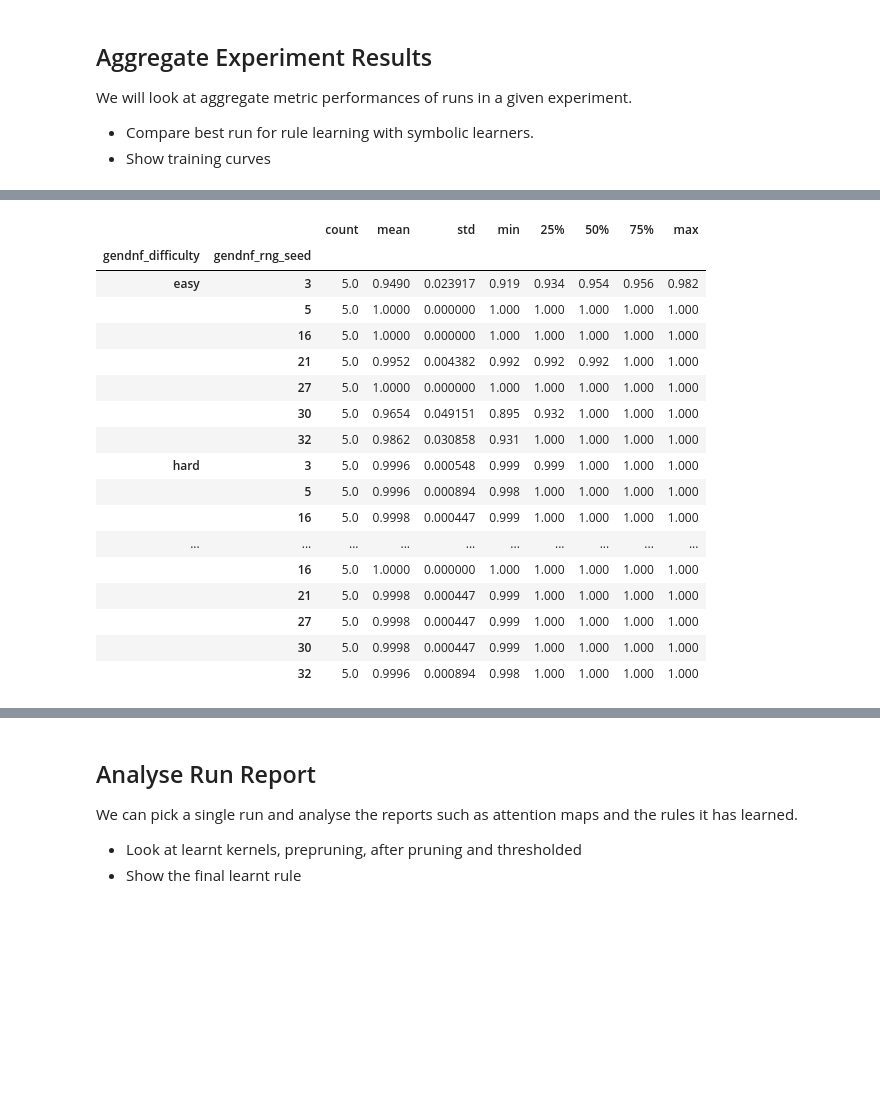
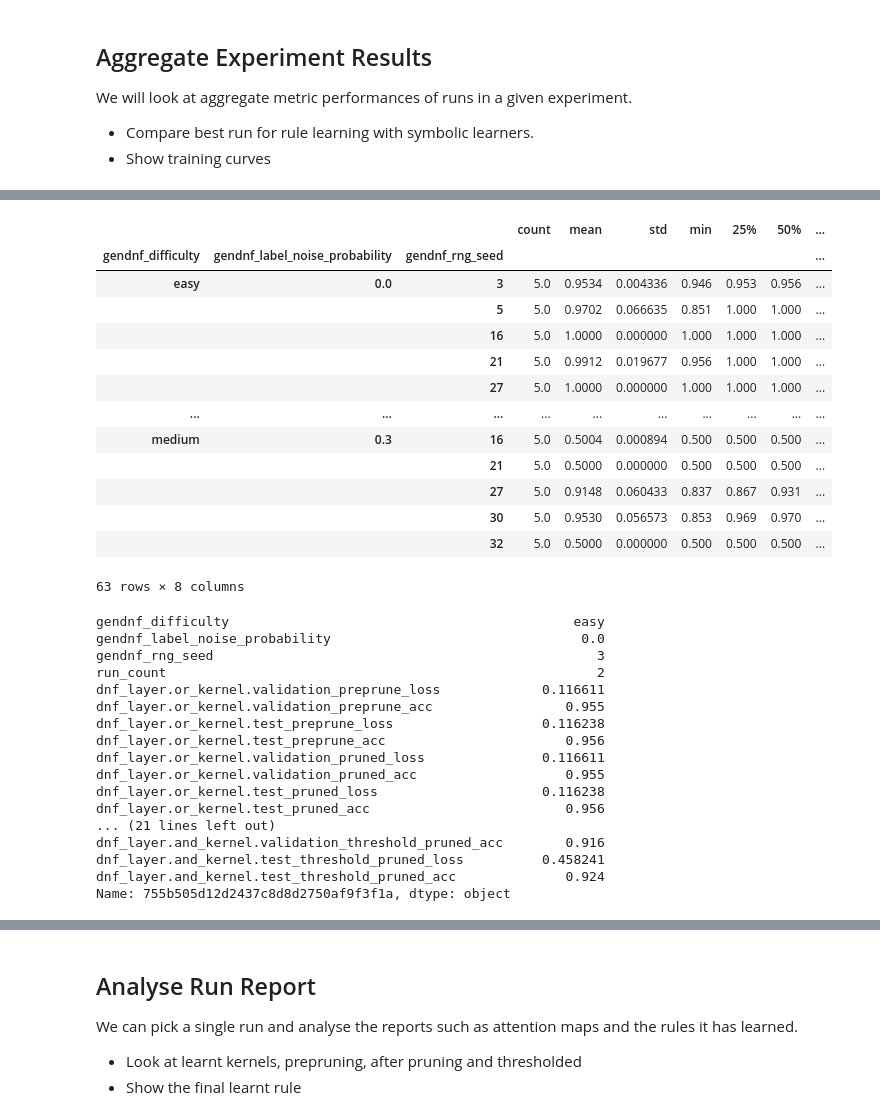
Before and after one commit to nuric/pix2rule, a Jupyter notebook: analyse_gendnf.ipynb, the cells around one changed output, grey strips where cells are left out. Drawn from its saved outputs; the diff is of its cells as text; code cells hidden in the pictures; blank space fills up the shorter version.

```diff
--- a/analyse_gendnf.ipynb
+++ b/analyse_gendnf.ipynb
@@ -35,8 +35,8 @@ We will look at aggregate metric performances of runs in a given experiment.
 - Show training curves
 # %%
 # Explore experiment and run data
-experiment_name = "gendnf-full-20210411-174308"
-experiment_name = exp_list[-1]
+experiment_name = "gendnf-deep-20210423-150828"
+#experiment_name = exp_list[-1]
 mlexp = mlclient.get_experiment_by_name(experiment_name)
 print(mlexp)
 # %% [output]
@@ -66,7 +66,7 @@ Index(['epoch', 'train_loss', 'train_acc', 'validation_loss', 'validation_acc',
 # %%
 # For our differentiable rule learning, we have X runs per rule
 # and there are R many rules (one for each seed) for each difficulty giving X*R*D many runs
-df = exp_data[exp_data['train_type'] == 'deep'][['run_id', 'gendnf_difficulty', 'gendnf_rng_seed', 'run_count']]
+df = exp_data[exp_data['train_type'] == 'deep'][['run_id', 'gendnf_difficulty', 'gendnf_label_noise_probability', 'gendnf_rng_seed', 'run_count']]
 df.drop_duplicates(inplace=True)
 df.set_index('run_id', inplace=True)
 # We will collect the pruning information which contains the final results for each run
@@ -83,7 +83,7 @@ assert len(run_jsons) == df.index.size, "Not all runs have a output json."
 run_df = pd.DataFrame(run_jsons)
 run_df.set_index('run_id', inplace=True)
 # Filter only needed columns
-acc_or_loss_cols = [c for c in run_df.columns.values if not 'kernel' in c]
+acc_or_loss_cols = [c for c in run_df.columns.values if 'acc' in c or 'loss' in c]
 run_df = run_df[acc_or_loss_cols]
 # Join parameters and output dataframes
 df = df.join(run_df)
@@ -106,26 +106,44 @@ df
 # %%
 # Since symbolic learners are deterministic and return the optimal result, we will take the best
 # out of 5 runs for each rule in each difficulty, but just to ensure that the results are consistent
 # let's look at the 5 runs for each rule first
-df.groupby(['gendnf_difficulty', 'gendnf_rng_seed'])['test_preprune_acc'].describe()
+df.groupby(['gendnf_difficulty', 'gendnf_label_noise_probability', 'gendnf_rng_seed'])['dnf_layer.or_kernel.test_preprune_acc'].describe()
 # %% [output]
-|  |  | count | mean | std | min | 25% | 50% | 75% | max |
-| gendnf_difficulty | gendnf_rng_seed |  |  |  |  |  |  |  |  |
-| easy | 3 | 5.0 | 0.9490 | 0.023917 | 0.919 | 0.934 | 0.954 | 0.956 | 0.982 |
-|  | 5 | 5.0 | 1.0000 | 0.000000 | 1.000 | 1.000 | 1.000 | 1.000 | 1.000 |
-|  | 16 | 5.0 | 1.0000 | 0.000000 | 1.000 | 1.000 | 1.000 | 1.000 | 1.000 |
-|  | 21 | 5.0 | 0.9952 | 0.004382 | 0.992 | 0.992 | 0.992 | 1.000 | 1.000 |
-|  | 27 | 5.0 | 1.0000 | 0.000000 | 1.000 | 1.000 | 1.000 | 1.000 | 1.000 |
-|  | 30 | 5.0 | 0.9654 | 0.049151 | 0.895 | 0.932 | 1.000 | 1.000 | 1.000 |
-|  | 32 | 5.0 | 0.9862 | 0.030858 | 0.931 | 1.000 | 1.000 | 1.000 | 1.000 |
-| hard | 3 | 5.0 | 0.9996 | 0.000548 | 0.999 | 0.999 | 1.000 | 1.000 | 1.000 |
-|  | 5 | 5.0 | 0.9996 | 0.000894 | 0.998 | 1.000 | 1.000 | 1.000 | 1.000 |
-|  | 16 | 5.0 | 0.9998 | 0.000447 | 0.999 | 1.000 | 1.000 | 1.000 | 1.000 |
+|  |  |  | count | mean | std | min | 25% | 50% | ... |
+| gendnf_difficulty | gendnf_label_noise_probability | gendnf_rng_seed |  |  |  |  |  |  | ... |
+| easy | 0.0 | 3 | 5.0 | 0.9534 | 0.004336 | 0.946 | 0.953 | 0.956 | ... |
+|  |  | 5 | 5.0 | 0.9702 | 0.066635 | 0.851 | 1.000 | 1.000 | ... |
+|  |  | 16 | 5.0 | 1.0000 | 0.000000 | 1.000 | 1.000 | 1.000 | ... |
+|  |  | 21 | 5.0 | 0.9912 | 0.019677 | 0.956 | 1.000 | 1.000 | ... |
+|  |  | 27 | 5.0 | 1.0000 | 0.000000 | 1.000 | 1.000 | 1.000 | ... |
 | ... | ... | ... | ... | ... | ... | ... | ... | ... | ... |
-|  | 16 | 5.0 | 1.0000 | 0.000000 | 1.000 | 1.000 | 1.000 | 1.000 | 1.000 |
-|  | 21 | 5.0 | 0.9998 | 0.000447 | 0.999 | 1.000 | 1.000 | 1.000 | 1.000 |
-|  | 27 | 5.0 | 0.9998 | 0.000447 | 0.999 | 1.000 | 1.000 | 1.000 | 1.000 |
-|  | 30 | 5.0 | 0.9998 | 0.000447 | 0.999 | 1.000 | 1.000 | 1.000 | 1.000 |
-|  | 32 | 5.0 | 0.9996 | 0.000894 | 0.998 | 1.000 | 1.000 | 1.000 | 1.000 |
+| medium | 0.3 | 16 | 5.0 | 0.5004 | 0.000894 | 0.500 | 0.500 | 0.500 | ... |
+|  |  | 21 | 5.0 | 0.5000 | 0.000000 | 0.500 | 0.500 | 0.500 | ... |
+|  |  | 27 | 5.0 | 0.9148 | 0.060433 | 0.837 | 0.867 | 0.931 | ... |
+|  |  | 30 | 5.0 | 0.9530 | 0.056573 | 0.853 | 0.969 | 0.970 | ... |
+|  |  | 32 | 5.0 | 0.5000 | 0.000000 | 0.500 | 0.500 | 0.500 | ... |
+63 rows × 8 columns
+# %%
+best_run_ids = df.groupby(['gendnf_difficulty', 'gendnf_label_noise_probability', 'gendnf_rng_seed'])['dnf_layer.or_kernel.validation_preprune_loss'].idxmin()
+best_runs = df.loc[best_run_ids]
+best_runs.iloc[0]
+# %% [output]
+gendnf_difficulty                                            easy
+gendnf_label_noise_probability                                0.0
+gendnf_rng_seed                                                 3
+run_count                                                       2
+dnf_layer.or_kernel.validation_preprune_loss             0.116611
+dnf_layer.or_kernel.validation_preprune_acc                 0.955
+dnf_layer.or_kernel.test_preprune_loss                   0.116238
+dnf_layer.or_kernel.test_preprune_acc                       0.956
+dnf_layer.or_kernel.validation_pruned_loss               0.116611
+dnf_layer.or_kernel.validation_pruned_acc                   0.955
+dnf_layer.or_kernel.test_pruned_loss                     0.116238
+dnf_layer.or_kernel.test_pruned_acc                         0.956
+... (21 lines left out)
+dnf_layer.and_kernel.validation_threshold_pruned_acc        0.916
+dnf_layer.and_kernel.test_threshold_pruned_loss          0.458241
+dnf_layer.and_kernel.test_threshold_pruned_acc              0.924
+Name: 755b505d12d2437c8d8d2750af9f3f1a, dtype: object
 # %%
 # Take the best run out of 5 based on validation loss
```
Also changed, not shown: parts of 17 cells of this notebook.
